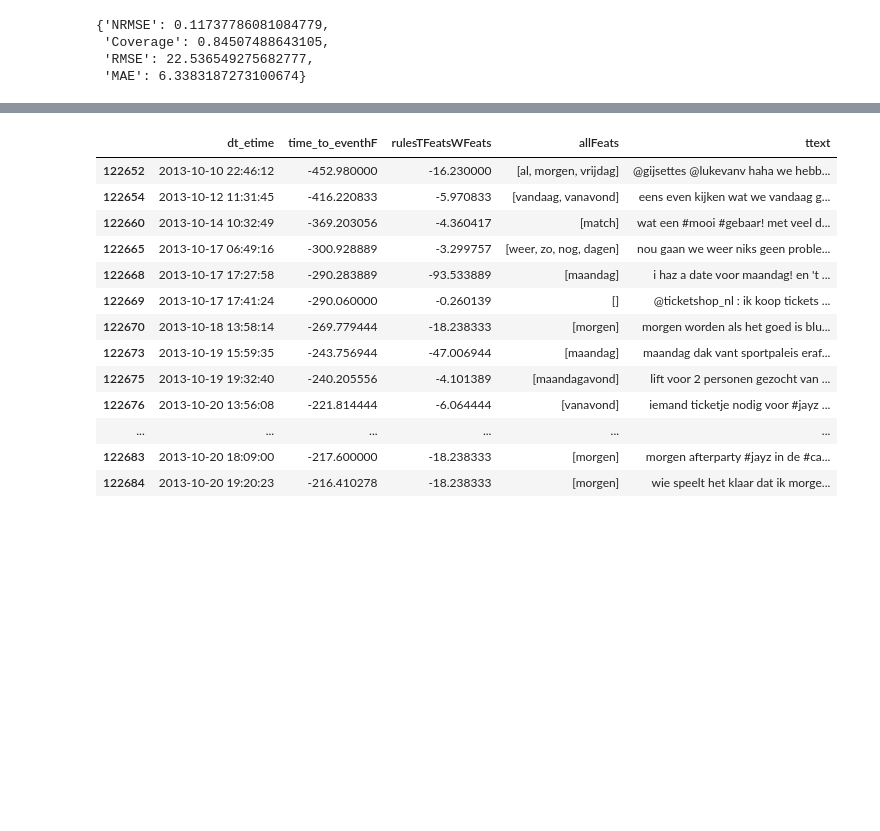
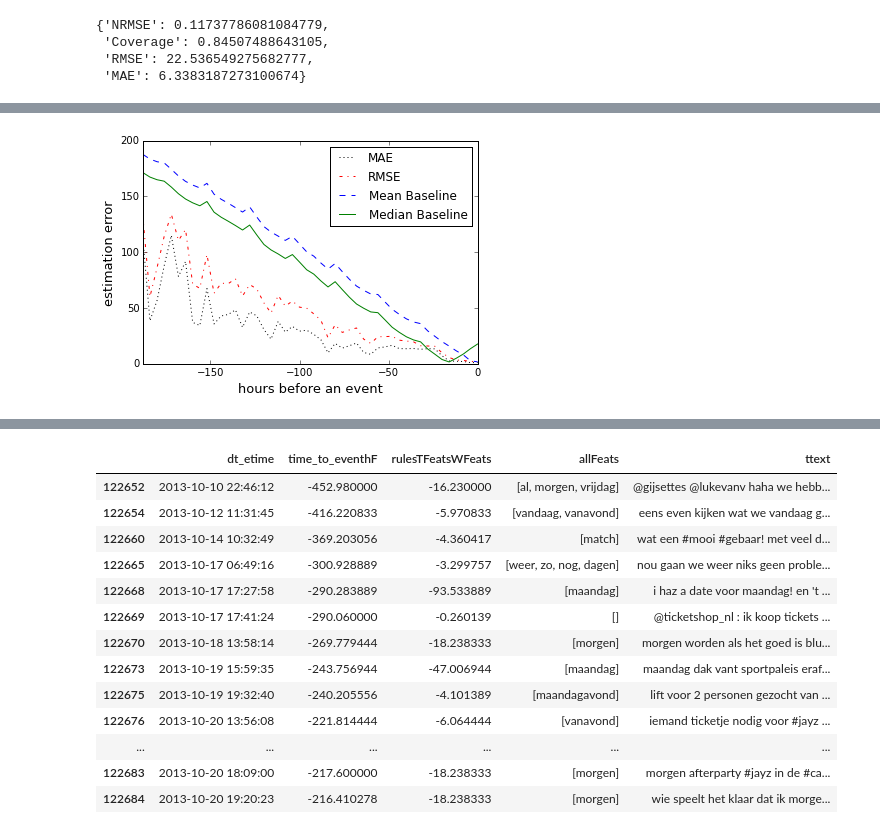
Before and after one commit to ahurriyetoglu/tte_estimation, a Jupyter notebook: WordTimeSeries.ipynb, the cells around one changed output, grey strips where cells are left out. Saved outputs shown, nothing was run; the diff lists cells and outputs as text; code cells hidden in the pictures; blank space fills up the shorter version.

```diff
--- a/WordTimeSeries.ipynb
+++ b/WordTimeSeries.ipynb
@@ -3712,3 +3749,16 @@ fmc_resultsDict["Combination"]
  'Coverage': 0.84507488643105,
  'RMSE': 22.536549275682777,
  'MAE': 6.3383187273100674}
+# %%
+meaBaseHistFMcDF = allLOOResultDFT.groupby("event").apply(calcExpandHistNorm, "meanBase", winLen)
+medBaseHistFMcDF = allLOOResultDFT.groupby("event").apply(calcExpandHistNorm, "medianBase", winLen)
+
+meaBaseHistFMcDF.reset_index(drop=True, level=0, inplace=True)#.set_index("twID").head(1)
+medBaseHistFMcDF.reset_index(drop=True, level=0, inplace=True)#.set_index("twID").head(1)
+
+try:
+    allLOOResultDFT=allLOOResultDFT.join(meaBaseHistFMcDF.histMed_meanBase,how='left')
+    allLOOResultDFT=allLOOResultDFT.join(medBaseHistFMcDF.histMed_medianBase,how='left')
+except:
+    allLOOResultDFT.update(meaBaseHistFMcDF.histMed_meanBase,how='left')
+    allLOOResultDFT.update(medBaseHistFMcDF.histMed_medianBase,how='left')
@@ -3714,0 +3821,6 @@ fmc_resultsDict["Combination"]
+# %%
+myfig, myDF = getErrorPerTTEFig(allLOOResultDFT.time_to_event, allLOOResultDFT.time_to_eventhF, allLOOResultDFT.priorityALLEst,\
+                                medBaseHistFMcDF.histMed_medianBase, meaBaseHistFMcDF.histMed_meanBase, gather_period=4)
+myfig.savefig('MAE_RMSE_RelativeToStartTime_FMC.eps', format='eps')
+# %% [output]
+[figure, added]
```
Also changed, not shown: parts of 19 cells of this notebook.
